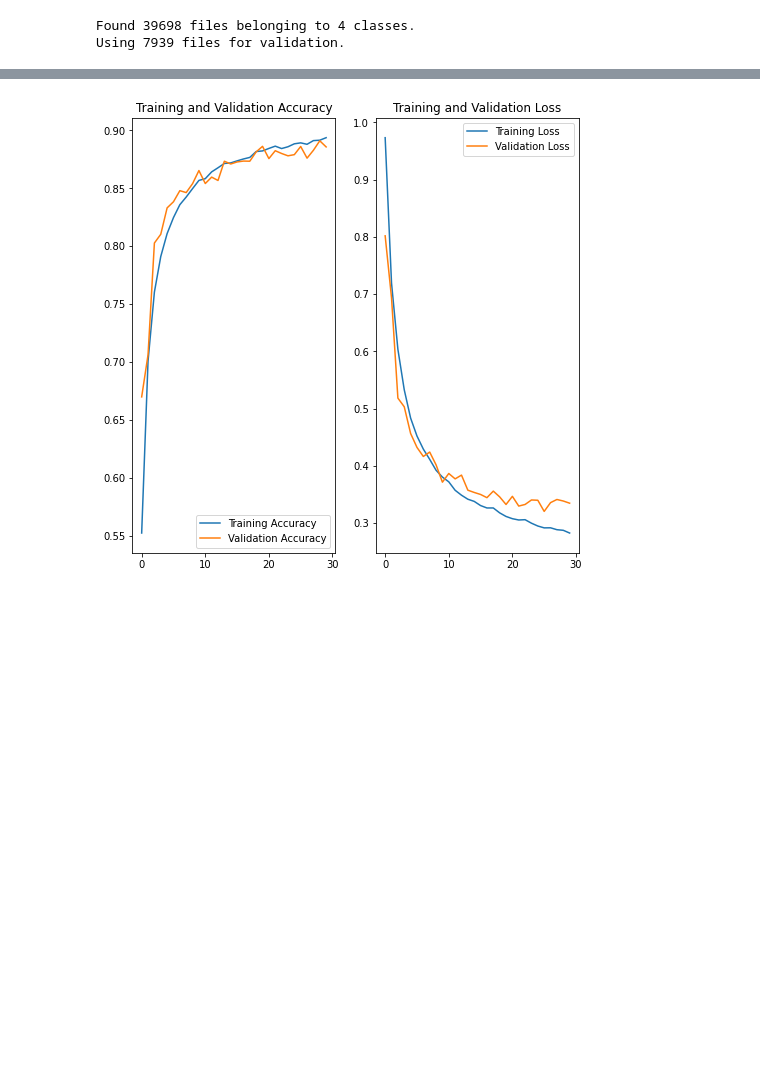
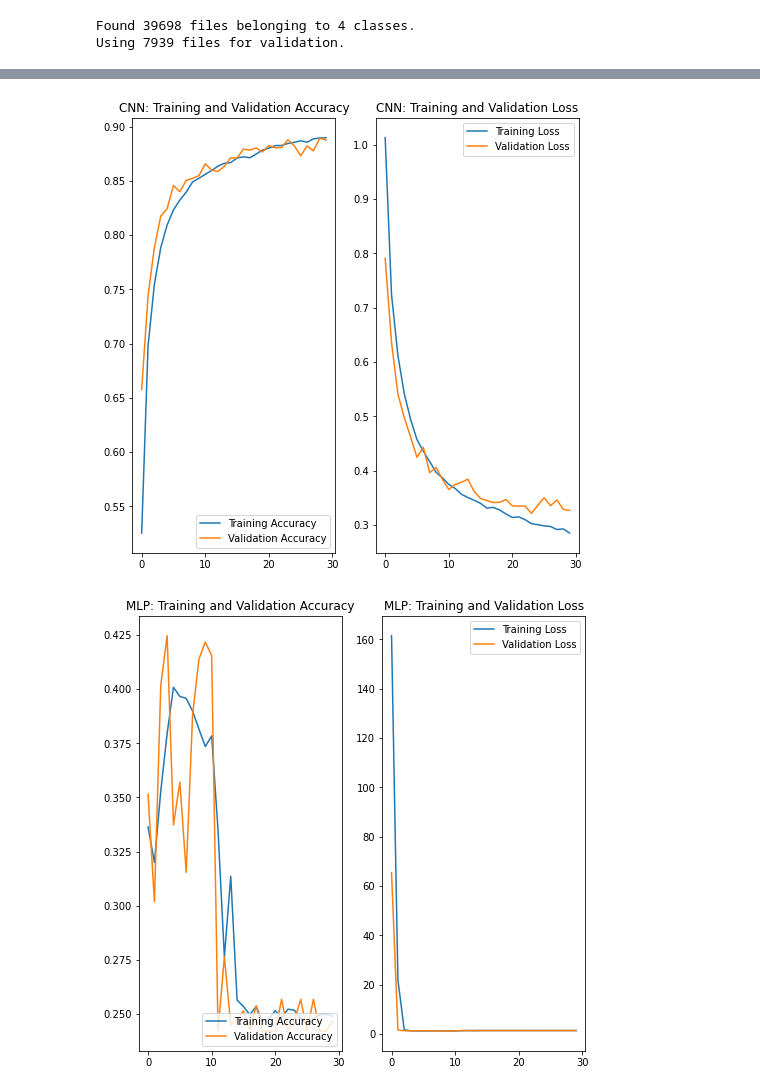
Before and after one commit to BenjaminAlpert/Face-Mask-Detection-Software, a Jupyter notebook: final-project.ipynb, the cells around one changed output, grey strips where cells are left out. Saved outputs shown, nothing was run; the diff lists cells and outputs as text; code cells hidden in the pictures; blank space fills up the shorter version.

```diff
--- a/final-project.ipynb
+++ b/final-project.ipynb
@@ -224,11 +233,18 @@ Trainable params: 97,956
 Non-trainable params: 0
 _________________________________________________________________
+# %%
+epochs=30
+histories = {}
 # %%
-epochs=30
-history = model.fit(
-  train_ds,
-  validation_data=val_ds,
-  epochs=epochs
-)
+for name in models:
+    model_path = os.path.join("saved_models", name)
+    history_path = os.path.join("saved_histories", name+".json")
+    histories[name] = models[name].fit(
+      train_ds,
+      validation_data=val_ds,
+      epochs=epochs,
+    )
+    models[name].save(model_path)
+    json.dump(histories[name].history, open(history_path, 'w'))
 # %% [output]
 Epoch 1/30
@@ -253,25 +292,28 @@ Epoch 30/30
 # %%
-acc = history.history['accuracy']
-val_acc = history.history['val_accuracy']
+for name in histories:
+    history = histories[name]
+    acc = history.history['accuracy']
+    val_acc = history.history['val_accuracy']
 
-loss = history.history['loss']
-val_loss = history.history['val_loss']
+    loss = history.history['loss']
+    val_loss = history.history['val_loss']
 
-epochs_range = range(epochs)
+    epochs_range = range(epochs)
 
-pyplot.figure(figsize=(8, 8))
-pyplot.subplot(1, 2, 1)
-pyplot.plot(epochs_range, acc, label='Training Accuracy')
-pyplot.plot(epochs_range, val_acc, label='Validation Accuracy')
-pyplot.legend(loc='lower right')
-pyplot.title('Training and Validation Accuracy')
+    pyplot.figure(figsize=(8, 8))
+    pyplot.subplot(1, 2, 1)
+    pyplot.plot(epochs_range, acc, label='Training Accuracy')
+    pyplot.plot(epochs_range, val_acc, label='Validation Accuracy')
+    pyplot.legend(loc='lower right')
+    pyplot.title(name+': Training and Validation Accuracy')
 
-pyplot.subplot(1, 2, 2)
-pyplot.plot(epochs_range, loss, label='Training Loss')
-pyplot.plot(epochs_range, val_loss, label='Validation Loss')
-pyplot.legend(loc='upper right')
-pyplot.title('Training and Validation Loss')
-pyplot.show()
+    pyplot.subplot(1, 2, 2)
+    pyplot.plot(epochs_range, loss, label='Training Loss')
+    pyplot.plot(epochs_range, val_loss, label='Validation Loss')
+    pyplot.legend(loc='upper right')
+    pyplot.title(name+': Training and Validation Loss')
+    pyplot.show()
 # %% [output]
-[figure, old version]
+[figure, new version]
+[figure, added]
 # %%
```
Also changed, not shown: parts of 26 cells of this notebook, 3 other files.
